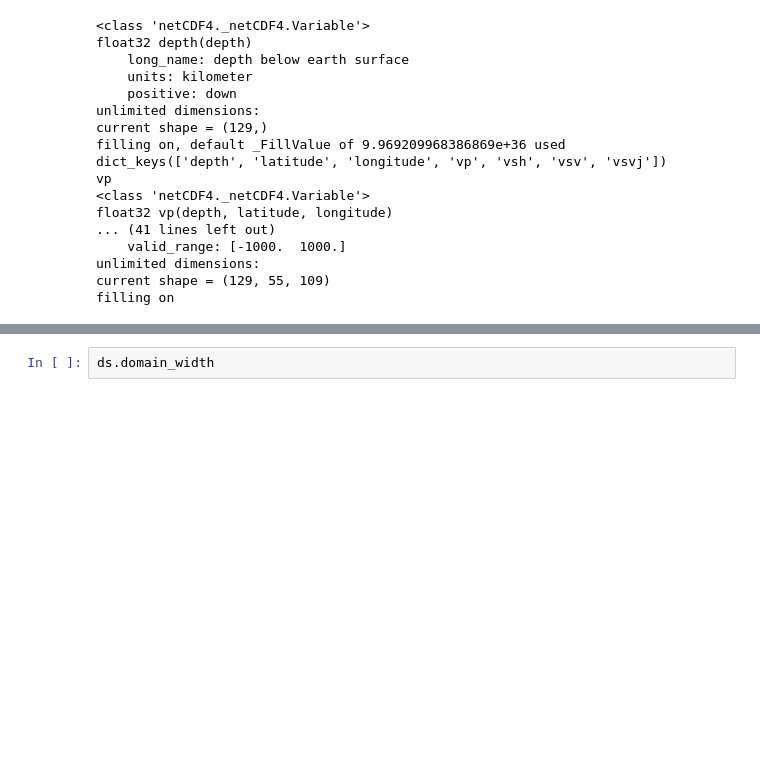
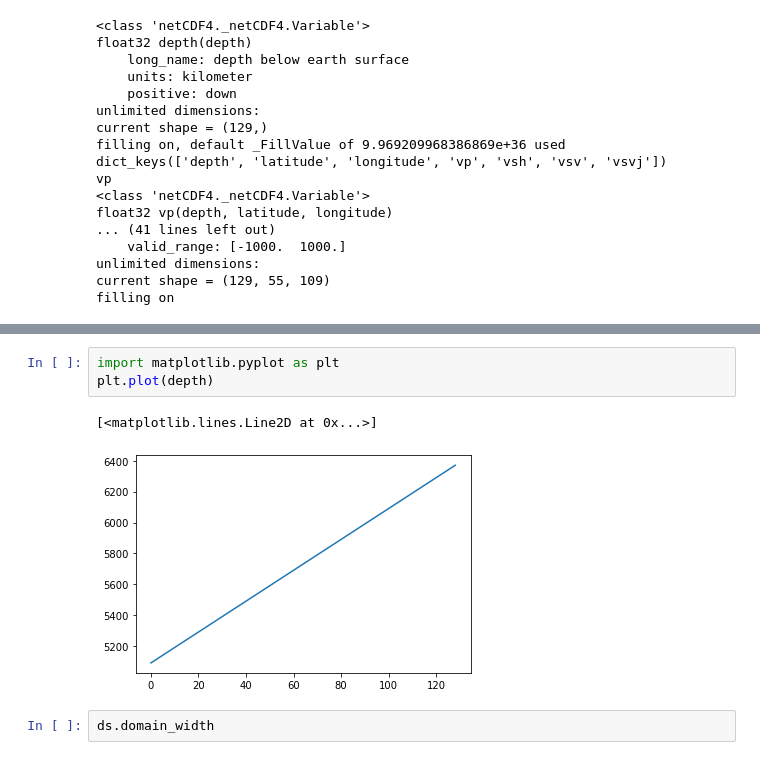
Before and after one commit to talizacks/yt_Summer_proj, a Jupyter notebook: ytTomographyFromMatt.ipynb, the cells around one changed output, grey strips where cells are left out. Saved outputs shown, nothing was run; the diff lists cells and outputs as text; blank space fills up the shorter version.

```diff
--- a/ytTomographyFromMatt.ipynb
+++ b/ytTomographyFromMatt.ipynb
@@ -77,3 +79,9 @@ AttributeError: NetCDF: Write to read only
+# %%
+import matplotlib.pyplot as plt
+plt.plot(depth)
+# %% [output]
+[<matplotlib.lines.Line2D at 0x...>]
+[figure, added]
 # %%
 ds.domain_width
 # %% [output]
```
Also changed, not shown: parts of 4 cells of this notebook, 17 other files.
